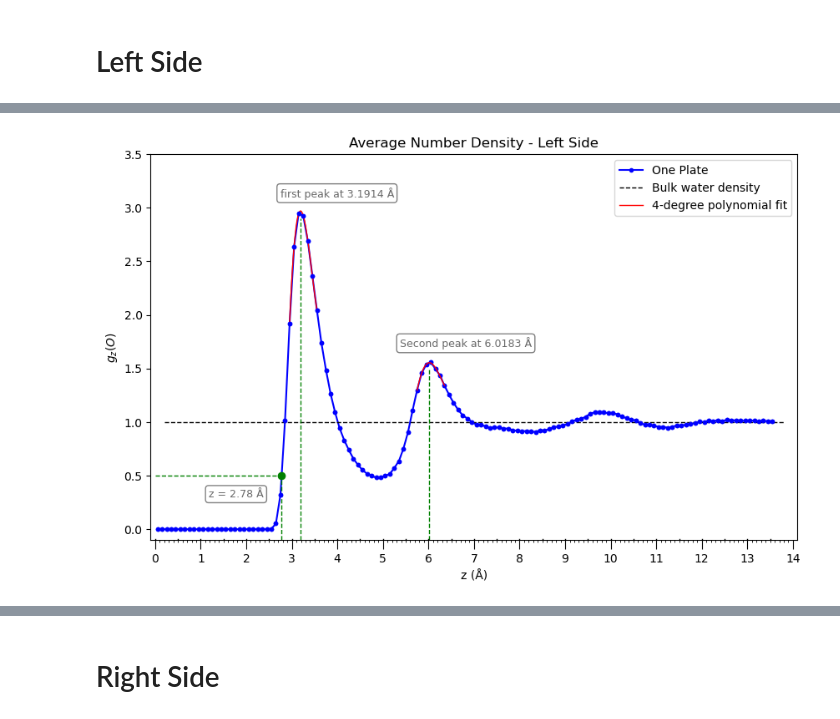
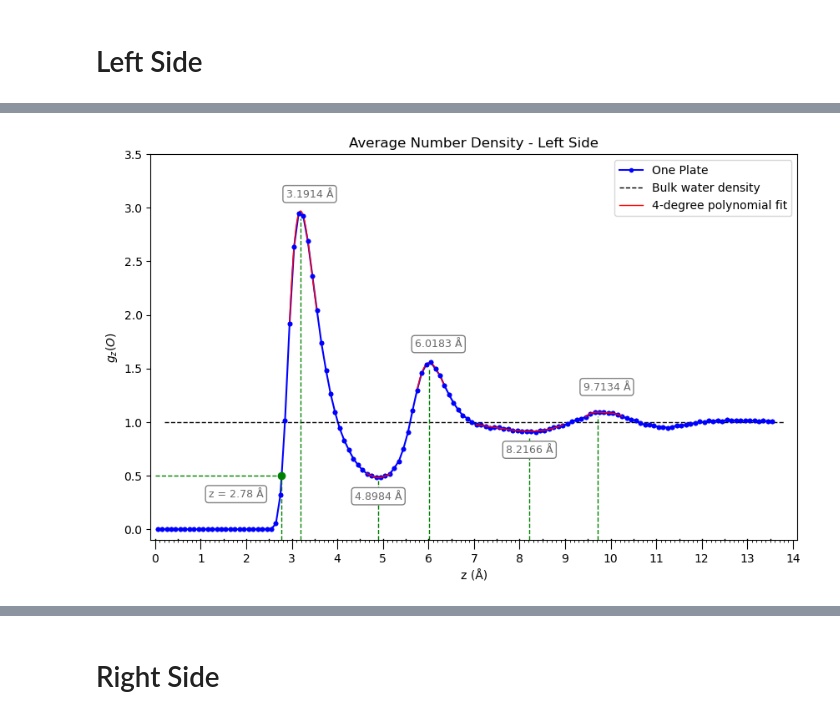
Before and after one commit to arghavanvg/hydrophobic-plates-analysis, a Jupyter notebook: gZ-one-plate-plot.ipynb, the cells around one changed output, grey strips where cells are left out. Drawn from its saved outputs; the diff is of its cells as text; code cells hidden in the pictures.

Commit message:
add all peaks for both sides

```diff
--- a/gZ-one-plate-plot.ipynb
+++ b/gZ-one-plate-plot.ipynb
@@ -68,17 +68,15 @@ i_max = np.argmax(numdens_candidates)
 x_max = x_candidates[i_max]
 y_max = numdens_candidates[i_max]
 
-print(f"Peak at x = {x_max:.5f}, y = {y_max:.5f}")
+print(f"1st Peak at x = {x_max:.5f}, y = {y_max:.5f}")
 
 # --- Plot ---
 x_fit = np.linspace(x_peak.min(), x_peak.max(), 200)
 plt.plot(x_fit, poly(x_fit), 'r-',linewidth=1, label=f'{degree}-degree polynomial fit')
 # plt.plot(x_max, y_max+0.02, 'k.',linewidth=1, label=f'peak at {x_max:.4f} Å')
 plt.vlines(x=x_max, ymin=-0.1, ymax=2.9, color='green', linestyle='--', linewidth=1)
-plt.text(x_max + 0.8, 3.1, f"first peak at {x_max:.4f} Å", ha='center', fontsize=9, color='dimgrey',
+plt.text(x_max + 0.2, 3.1, f"{x_max:.4f} Å", ha='center', fontsize=9, color='dimgrey',
             bbox=dict(facecolor='white', edgecolor='gray', boxstyle='round,pad=0.3'))
-plt.xlabel('X-axis')
-plt.ylabel('Y-axis')
 
 # ------------------------------- Find Second Peak --------------------------------
 mask = (x >= 5.7) & (x <= 6.4)
@@ -90,35 +88,59 @@ degree = 4
 coeffs = np.polyfit(x_peak, numdens_peak, deg=degree)
 poly = np.poly1d(coeffs)
 
-
-dpoly = poly.deriv() # Derivative of polynomial
-x_candidates = dpoly.r # Roots of the derivative are candidate maxima/minima
-x_candidates = x_candidates[np.isreal(x_candidates)].real # Keep only real roots within the range
+dpoly = poly.deriv()
+x_candidates = dpoly.r
+x_candidates = x_candidates[np.isreal(x_candidates)].real
 x_candidates = x_candidates[(x_candidates >= x_peak.min()) & (x_candidates <= x_peak.max())]
 
-numdens_candidates = poly(x_candidates) # Evaluate polynomial at candidates to find the maximum
+numdens_candidates = poly(x_candidates)
 i_max = np.argmax(numdens_candidates)
 x_max = x_candidates[i_max]
 y_max = numdens_candidates[i_max]
 
-print(f"Peak at x = {x_max:.5f}, y = {y_max:.5f}")
+print(f"2nd Peak at x = {x_max:.5f}, y = {y_max:.5f}")
 
 # --- Plot ---
 x_fit = np.linspace(x_peak.min(), x_peak.max(), 200)
 plt.plot(x, number_density, 'b.')
 plt.plot(x_fit, poly(x_fit), 'r-',linewidth=1)
-# plt.plot(x_max, y_max+0.02, 'k.',linewidth=1, label=f'peak at {x_max:.4f} Å')
 plt.vlines(x=x_max, ymin=-0.1, ymax=1.5, color='green', linestyle='--', linewidth=1)
-plt.text(x_max + 0.8, 1.7, f"Second peak at {x_max:.4f} Å", ha='center', fontsize=9, color='dimgrey',
+plt.text(x_max + 0.2, 1.7, f"{x_max:.4f} Å", ha='center', fontsize=9, color='dimgrey',
             bbox=dict(facecolor='white', edgecolor='gray', boxstyle='round,pad=0.3'))
-plt.xlabel('X-axis')
-plt.ylabel('Y-axis')
-plt.legend()
 
-# -------------------------------- Find First Minimum --------------------------------
+
+# ------------------------------- Find Third Peak --------------------------------
+mask = (x >= 9.4) & (x <= 10.3)
+x_peak = x[mask]
+numdens_peak = number_density[mask]
+
+
+degree = 4
+coeffs = np.polyfit(x_peak, numdens_peak, deg=degree)
+poly = np.poly1d(coeffs)
+
+
+dpoly = poly.deriv()
+x_candidates = dpoly.r
+x_candidates = x_candidates[np.isreal(x_candidates)].real
+x_candidates = x_candidates[(x_candidates >= x_peak.min()) & (x_candidates <= x_peak.max())]
+
+numdens_candidates = poly(x_candidates)
+i_max = np.argmax(numdens_candidates)
+x_max = x_candidates[i_max]
+y_max = numdens_candidates[i_max]
+
+print(f"3rd Peak at x = {x_max:.5f}, y = {y_max:.5f}")
+
+x_fit = np.linspace(x_peak.min(), x_peak.max(), 200)
+plt.plot(x, number_density, 'b.')
+plt.plot(x_fit, poly(x_fit), 'r-',linewidth=1)
+plt.vlines(x=x_max, ymin=-0.1, ymax=1.05, color='green', linestyle='--', linewidth=1)
+plt.text(x_max + 0.2, 1.3, f"{x_max:.4f} Å", ha='center', fontsize=9, color='dimgrey',
+            bbox=dict(facecolor='white', edgecolor='gray', boxstyle='round,pad=0.3'))
 
 # ------------------------------- Find First Minimum --------------------------------
-mask = (x >= 4.8) & (x <= 5.3)
+mask = (x >= 4.6) & (x <= 5.24)
 x_min_region = x[mask]
 numdens_min_region = number_density[mask]
 
@@ -136,15 +158,41 @@ i_min = np.argmin(numdens_candidates_min)
 x_min = x_candidates_min[i_min]
 y_min = numdens_candidates_min[i_min]
 
-print(f"Minimum at x = {x_min:.5f}, y = {y_min:.5f}")
+print(f"1st minimum at x = {x_min:.5f}, y = {y_min:.5f}")
 
 # --- Plot ---
 x_fit_min = np.linspace(x_min_region.min(), x_min_region.max(), 200)
-plt.plot(x_fit_min, poly_min(x_fit_min), 'r--', linewidth=1)
-plt.vlines(x=x_min, ymin=-0.1, ymax=3.5, color='purple', linestyle='--', linewidth=1)
-plt.text(x_min, y_min - 0.2, f"min at {x_min:.4f} Å", ha='center', fontsize=9, color='purple',
+plt.plot(x_fit_min, poly_min(x_fit_min), 'r-', linewidth=1)
+plt.vlines(x=x_min, ymin=-0.1, ymax=0.45, color='green', linestyle='--', linewidth=1)
+plt.text(x_min, y_min - 0.2, f"{x_min:.4f} Å", ha='center', fontsize=9, color='dimgrey',
          bbox=dict(facecolor='white', edgecolor='gray', boxstyle='round,pad=0.3'))
 
+# ------------------------------- Find Second Minimum --------------------------------
+mask = (x >= 7.0) & (x <= 9.0)
+x_min_region = x[mask]
+numdens_min_region = number_density[mask]
+
+degree = 4
+coeffs_min = np.polyfit(x_min_region, numdens_min_region, deg=degree)
+poly_min = np.poly1d(coeffs_min)
+
+dpoly_min = poly_min.deriv()
+x_candidates_min = dpoly_min.r
+x_candidates_min = x_candidates_min[np.isreal(x_candidates_min)].real
+x_candidates_min = x_candidates_min[(x_candidates_min >= x_min_region.min()) & (x_candidates_min <= x_min_region.max())]
+
+numdens_candidates_min = poly_min(x_candidates_min)
+i_min = np.argmin(numdens_candidates_min)
+x_min = x_candidates_min[i_min]
+y_min = numdens_candidates_min[i_min]
+
+print(f"2nd minimum at x = {x_min:.5f}, y = {y_min:.5f}")
+
+x_fit_min = np.linspace(x_min_region.min(), x_min_region.max(), 200)
+plt.plot(x_fit_min, poly_min(x_fit_min), 'r-', linewidth=1)
+plt.vlines(x=x_min, ymin=-0.1, ymax=0.85, color='green', linestyle='--', linewidth=1)
+plt.text(x_min, y_min - 0.2, f"{x_min:.4f} Å", ha='center', fontsize=9, color='dimgrey',
+         bbox=dict(facecolor='white', edgecolor='gray', boxstyle='round,pad=0.3'))
 
 
 # ------------------------- Plot Customization -------------------------
@@ -174,9 +222,9 @@ for t in medium_ticks:
 
 plt.legend()
 
-plot_path = f"{output_path}plots/"
+plot_path = f"{output_path}/one-plate/plots/"
 os.makedirs(os.path.dirname(plot_path), exist_ok=True)
 
-# plt.savefig(f'{plot_path}/one-plate-left-side.png', dpi=300)
+plt.savefig(f'{plot_path}/all-peaks-left-side.png', dpi=600)
 # %% [output]
 x values where y=0.5: [2.77585291 4.74427283 5.0637973 ]
@@ -185 +236 @@ Peak at x = 6.01827, y = 1.55362
-[figure, old version]
+[figure, new version]
```
Also changed, not shown: parts of 4 cells of this notebook.
